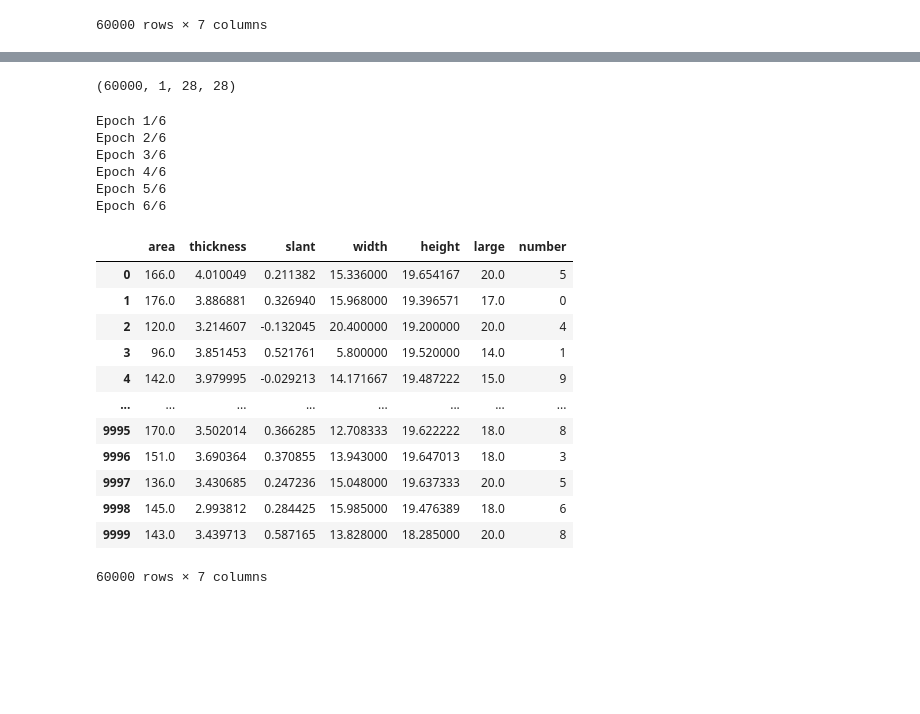
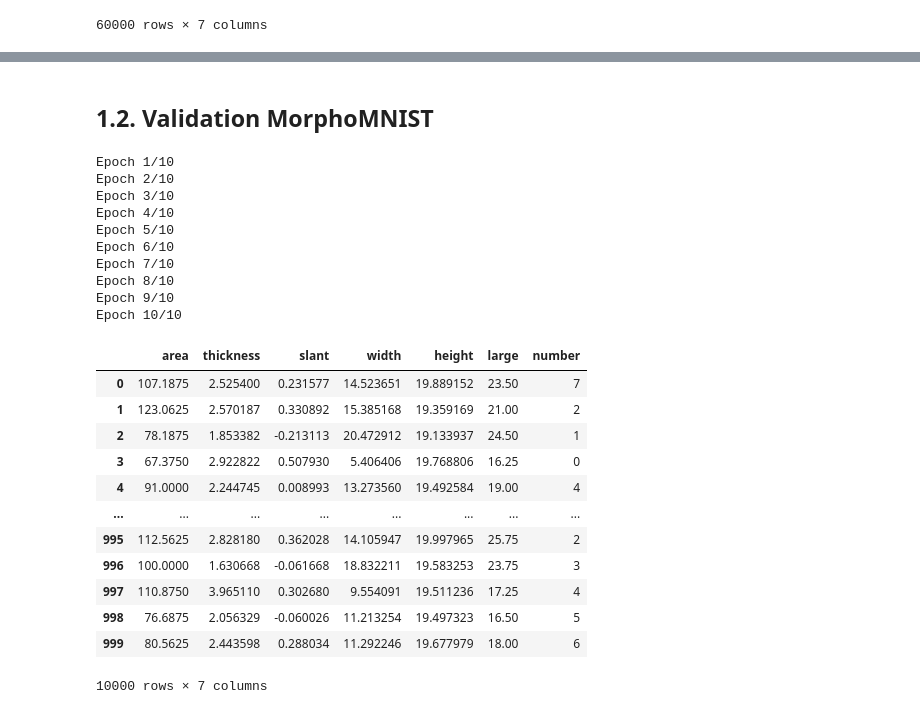
Before and after one commit to 77Michaux/VAE-HBN-MNIST, a Jupyter notebook: 00 - Prepare Labels.ipynb, the cells around one changed output, grey strips where cells are left out. Drawn from its saved outputs; the diff is of its cells as text; code cells hidden in the pictures; blank space fills up the shorter version.

```diff
--- a/00 - Prepare Labels.ipynb
+++ b/00 - Prepare Labels.ipynb
@@ -86,52 +94,39 @@ Index(['thickness', 'slant', 'width', 'number', 'mu_x', 'mu_y', 'sigma_x',
-# %%
-path = r"datas/rt-mnist.npz"
-keys = ["masks", "mus", "stds"] #
-
-with np.load(path) as f:
-    M, MUS, STDS = [f[k] for k in keys]
-
-M = M.reshape((-1, 1, 28, 28))
-M.shape
-# %% [output]
-(60000, 1, 28, 28)
-# %%
-%autoreload 2
-img = X_train[:, 0].copy()
-
-def fct(img) :
-    return pd.Series(np.array(m.measure_image(img, threshold = 0.5, scale=1, verbose = 0)))
+# %% [markdown]
+## 1.2. Validation MorphoMNIST
 # %%
-batchsize = 10000
-batch_range_train = range(0, X_train[:].shape[0] +1, batchsize)
+batchsize = 1000
+batch_range_val = range(0, X_val[:].shape[0] +1, batchsize)
 
-MorphoMNIST_RT = []
-for i, batch in enumerate(batch_range_train[:-1]) :
-    print(f"Epoch {i+1}/{len(batch_range_train) -1}")
-    X = X_train[batch:batch_range_train[i +1], 0]
-    X[X > 0] = 255
-    MorphoMNIST_RT.append(pd.DataFrame(map(fct, X)))
+MorphoMNIST_val = []
+for i, batch in enumerate(batch_range_val[:-1]) :
+    print(f"Epoch {i+1}/{len(batch_range_val) -1}")
+    MorphoMNIST_val.append(pd.DataFrame(map(fct, X_train[batch:batch_range_val[i +1], 0])))
 
-MorphoMNIST_RT = pd.concat(MorphoMNIST_RT)
-MorphoMNIST_RT.columns = colnames
-MorphoMNIST_RT["number"] = Y_train
-MorphoMNIST_RT
+MorphoMNIST_val = pd.concat(MorphoMNIST_val)
+MorphoMNIST_val.columns = colnames
+MorphoMNIST_val["number"] = Y_val
+MorphoMNIST_val
 # %% [output]
-Epoch 1/6
-Epoch 2/6
-Epoch 3/6
-Epoch 4/6
-Epoch 5/6
-Epoch 6/6
+Epoch 1/10
+Epoch 2/10
+Epoch 3/10
+Epoch 4/10
+Epoch 5/10
+Epoch 6/10
+Epoch 7/10
+Epoch 8/10
+Epoch 9/10
+Epoch 10/10
 |  | area | thickness | slant | width | height | large | number |
-| 0 | 166.0 | 4.010049 | 0.211382 | 15.336000 | 19.654167 | 20.0 | 5 |
-| 1 | 176.0 | 3.886881 | 0.326940 | 15.968000 | 19.396571 | 17.0 | 0 |
-| 2 | 120.0 | 3.214607 | -0.132045 | 20.400000 | 19.200000 | 20.0 | 4 |
-| 3 | 96.0 | 3.851453 | 0.521761 | 5.800000 | 19.520000 | 14.0 | 1 |
-| 4 | 142.0 | 3.979995 | -0.029213 | 14.171667 | 19.487222 | 15.0 | 9 |
+| 0 | 107.1875 | 2.525400 | 0.231577 | 14.523651 | 19.889152 | 23.50 | 7 |
+| 1 | 123.0625 | 2.570187 | 0.330892 | 15.385168 | 19.359169 | 21.00 | 2 |
+| 2 | 78.1875 | 1.853382 | -0.213113 | 20.472912 | 19.133937 | 24.50 | 1 |
+| 3 | 67.3750 | 2.922822 | 0.507930 | 5.406406 | 19.768806 | 16.25 | 0 |
+| 4 | 91.0000 | 2.244745 | 0.008993 | 13.273560 | 19.492584 | 19.00 | 4 |
 | ... | ... | ... | ... | ... | ... | ... | ... |
-| 9995 | 170.0 | 3.502014 | 0.366285 | 12.708333 | 19.622222 | 18.0 | 8 |
-| 9996 | 151.0 | 3.690364 | 0.370855 | 13.943000 | 19.647013 | 18.0 | 3 |
-| 9997 | 136.0 | 3.430685 | 0.247236 | 15.048000 | 19.637333 | 20.0 | 5 |
-| 9998 | 145.0 | 2.993812 | 0.284425 | 15.985000 | 19.476389 | 18.0 | 6 |
-| 9999 | 143.0 | 3.439713 | 0.587165 | 13.828000 | 18.285000 | 20.0 | 8 |
+| 995 | 112.5625 | 2.828180 | 0.362028 | 14.105947 | 19.997965 | 25.75 | 2 |
+| 996 | 100.0000 | 1.630668 | -0.061668 | 18.832211 | 19.583253 | 23.75 | 3 |
+| 997 | 110.8750 | 3.965110 | 0.302680 | 9.554091 | 19.511236 | 17.25 | 4 |
+| 998 | 76.6875 | 2.056329 | -0.060026 | 11.213254 | 19.497323 | 16.50 | 5 |
+| 999 | 80.5625 | 2.443598 | 0.288034 | 11.292246 | 19.677979 | 18.00 | 6 |
-60000 rows × 7 columns
+10000 rows × 7 columns
```
Also changed, not shown: parts of 18 cells of this notebook, 36 other files.
